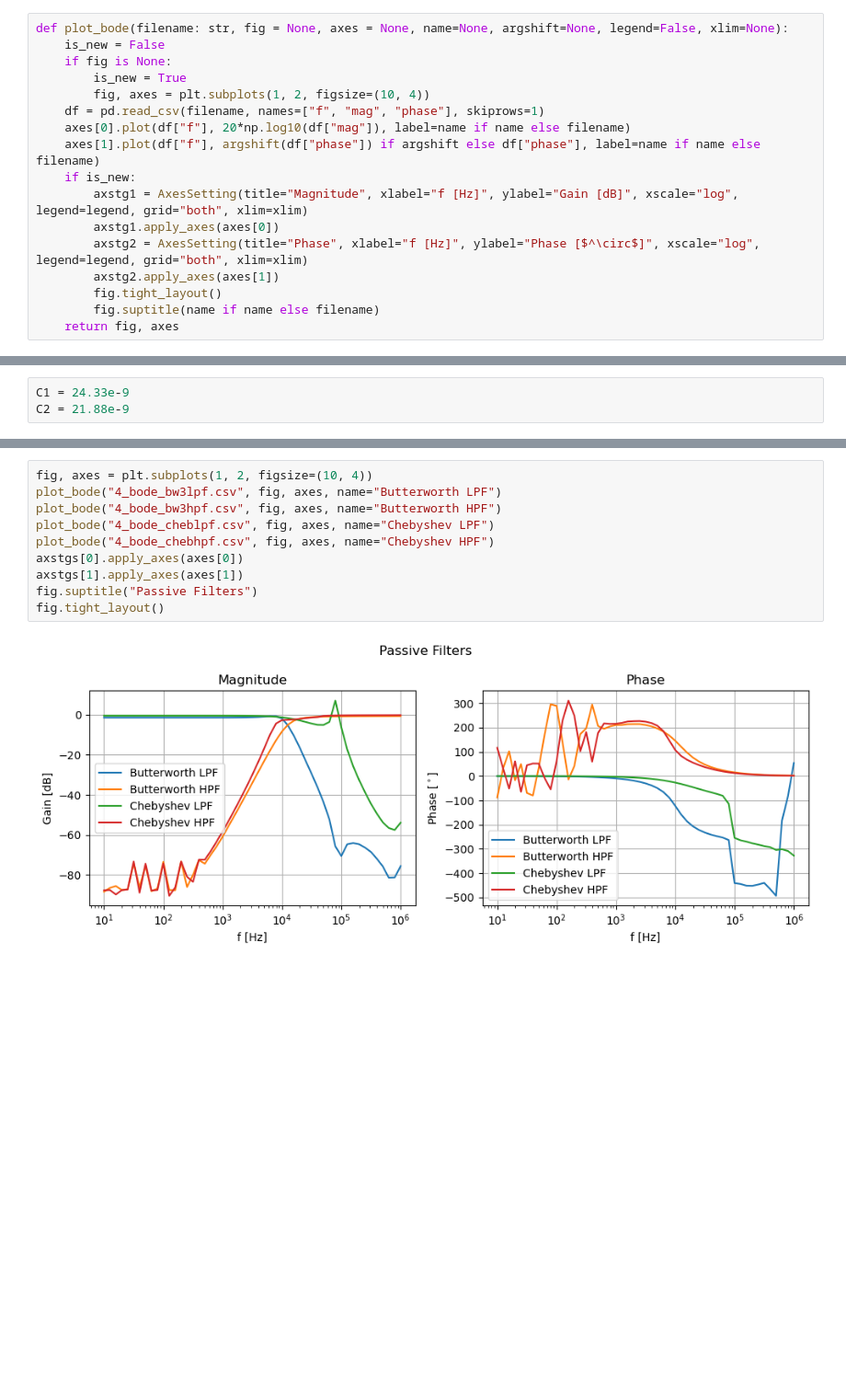
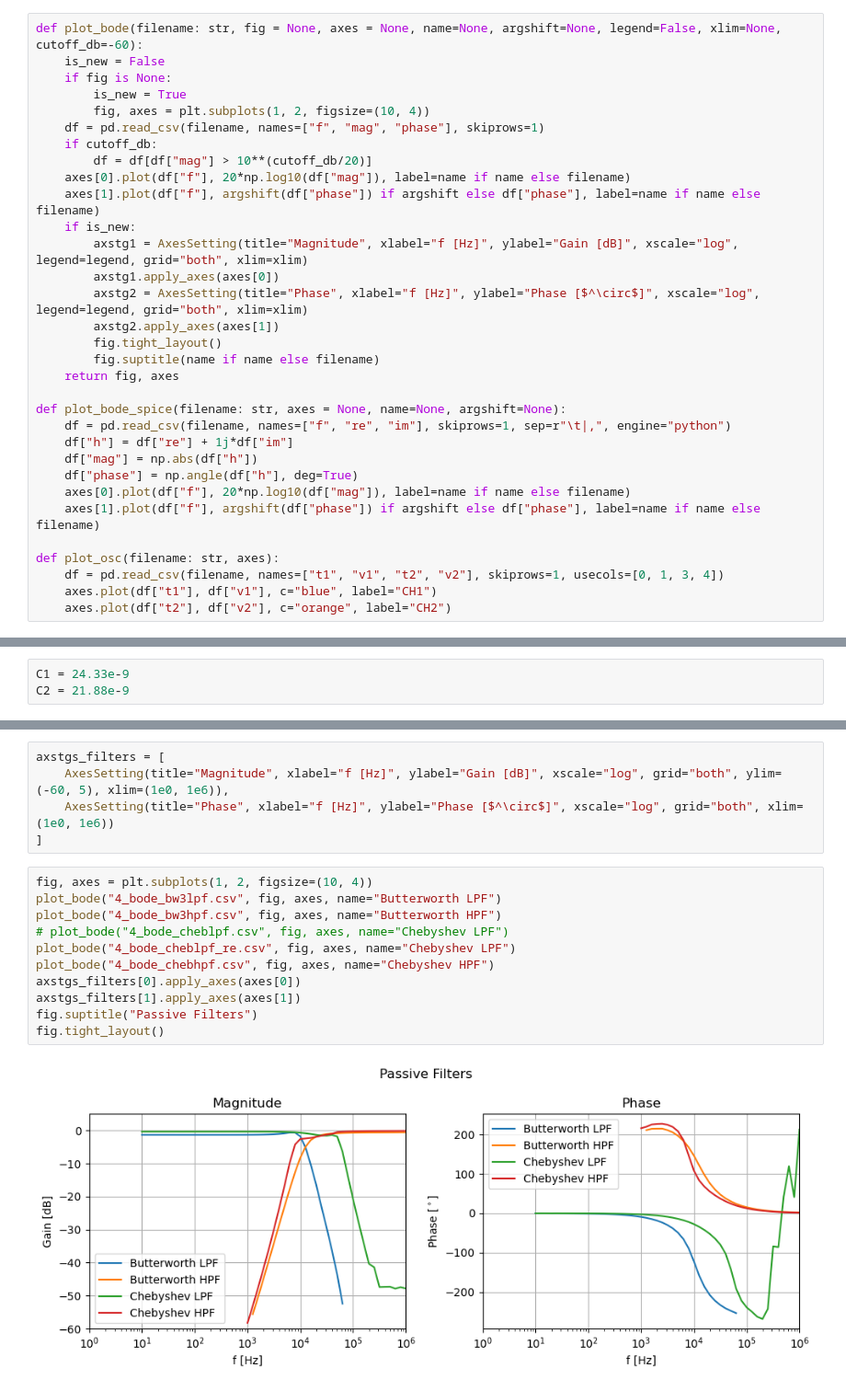
Before and after one commit to inohan/experiment-3s, a Jupyter notebook: A2/1_amp.ipynb, the cells around one changed output, grey strips where cells are left out. Shown at 92% size. Saved outputs shown, nothing was run; the diff lists cells and outputs as text; blank space fills up the shorter version.

```diff
--- a/A2/1_amp.ipynb
+++ b/A2/1_amp.ipynb
@@ -12,12 +12,14 @@ A0 = 10**(106/20)
 wp = 2*np.pi*5
 A = lambda s: A0/(1+s/wp)
 # %%
-def plot_bode(filename: str, fig = None, axes = None, name=None, argshift=None, legend=False, xlim=None):
+def plot_bode(filename: str, fig = None, axes = None, name=None, argshift=None, legend=False, xlim=None, cutoff_db=-60):
     is_new = False
     if fig is None:
         is_new = True
         fig, axes = plt.subplots(1, 2, figsize=(10, 4))
     df = pd.read_csv(filename, names=["f", "mag", "phase"], skiprows=1)
+    if cutoff_db:
+        df = df[df["mag"] > 10**(cutoff_db/20)]
     axes[0].plot(df["f"], 20*np.log10(df["mag"]), label=name if name else filename)
     axes[1].plot(df["f"], argshift(df["phase"]) if argshift else df["phase"], label=name if name else filename)
     if is_new:
@@ -28,6 +30,19 @@ def plot_bode(filename: str, fig = None, axes = None, name=None, argshift=None,
         fig.tight_layout()
         fig.suptitle(name if name else filename)
     return fig, axes
+
+def plot_bode_spice(filename: str, axes = None, name=None, argshift=None):
+    df = pd.read_csv(filename, names=["f", "re", "im"], skiprows=1, sep=r"\t|,", engine="python")
+    df["h"] = df["re"] + 1j*df["im"]
+    df["mag"] = np.abs(df["h"])
+    df["phase"] = np.angle(df["h"], deg=True)
+    axes[0].plot(df["f"], 20*np.log10(df["mag"]), label=name if name else filename)
+    axes[1].plot(df["f"], argshift(df["phase"]) if argshift else df["phase"], label=name if name else filename)
+
+def plot_osc(filename: str, axes):
+    df = pd.read_csv(filename, names=["t1", "v1", "t2", "v2"], skiprows=1, usecols=[0, 1, 3, 4])
+    axes.plot(df["t1"], df["v1"], c="blue", label="CH1")
+    axes.plot(df["t2"], df["v2"], c="orange", label="CH2")
 # %%
 axstgs = [
     AxesSetting(title="Magnitude", xlabel="f [Hz]", ylabel="Gain [dB]", xscale="log", grid="both"),
@@ -111,12 +139,18 @@ fig.tight_layout()
+# %%
+axstgs_filters = [
+    AxesSetting(title="Magnitude", xlabel="f [Hz]", ylabel="Gain [dB]", xscale="log", grid="both", ylim=(-60, 5), xlim=(1e0, 1e6)),
+    AxesSetting(title="Phase", xlabel="f [Hz]", ylabel="Phase [$^\circ$]", xscale="log", grid="both", xlim=(1e0, 1e6))
+]
 # %%
 fig, axes = plt.subplots(1, 2, figsize=(10, 4))
 plot_bode("4_bode_bw3lpf.csv", fig, axes, name="Butterworth LPF")
 plot_bode("4_bode_bw3hpf.csv", fig, axes, name="Butterworth HPF")
-plot_bode("4_bode_cheblpf.csv", fig, axes, name="Chebyshev LPF")
+# plot_bode("4_bode_cheblpf.csv", fig, axes, name="Chebyshev LPF")
+plot_bode("4_bode_cheblpf_re.csv", fig, axes, name="Chebyshev LPF")
 plot_bode("4_bode_chebhpf.csv", fig, axes, name="Chebyshev HPF")
-axstgs[0].apply_axes(axes[0])
-axstgs[1].apply_axes(axes[1])
+axstgs_filters[0].apply_axes(axes[0])
+axstgs_filters[1].apply_axes(axes[1])
 fig.suptitle("Passive Filters")
 fig.tight_layout()
 # %% [output]
-[figure, old version]
+[figure, new version]
```
Also changed, not shown: parts of 15 cells of this notebook, 12 other files.
